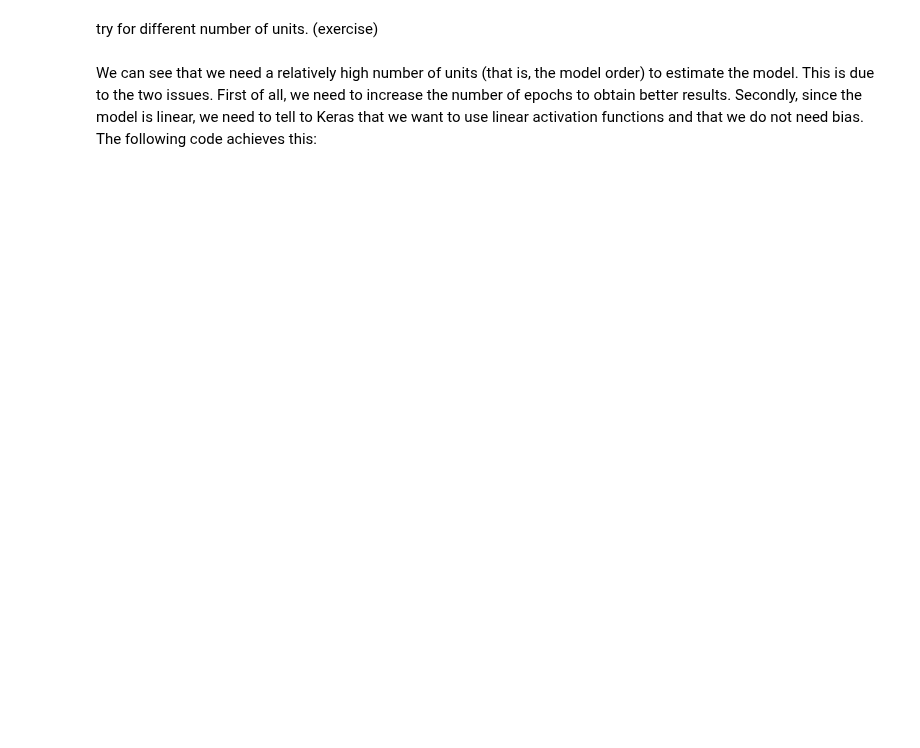
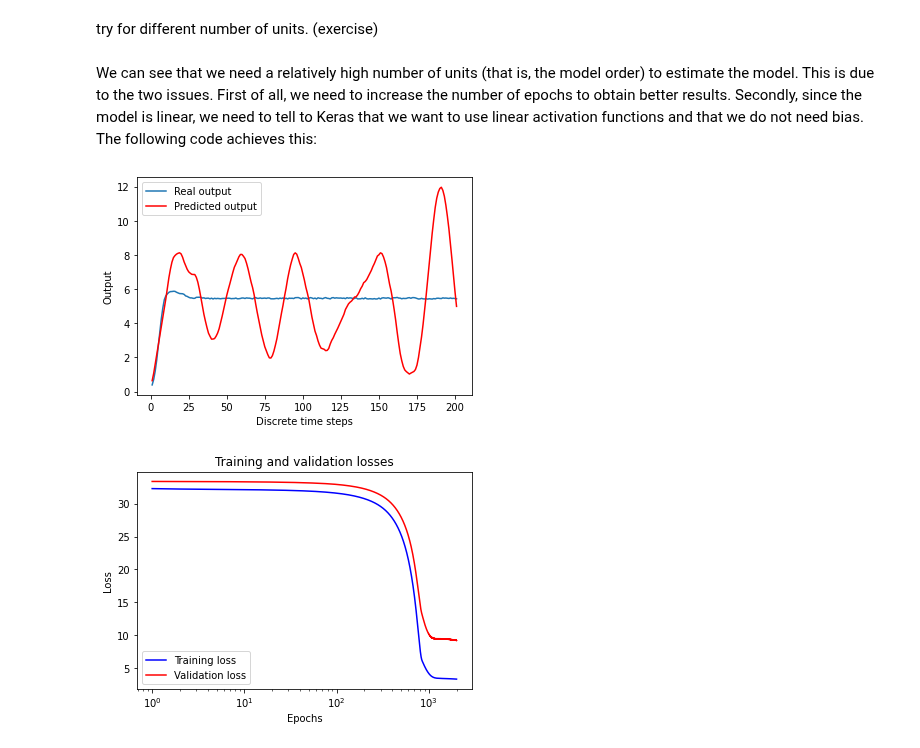
Before and after one commit to puneet-panwar/All_about_LSTMs, a Jupyter notebook: System_identification_by_Aleksandar_Haber_copy.ipynb, the cells around one changed output. Saved outputs shown, nothing was run; the diff lists cells and outputs as text; code cells hidden in the pictures; blank space fills up the shorter version.

```diff
--- a/System_identification_by_Aleksandar_Haber_copy.ipynb
+++ b/System_identification_by_Aleksandar_Haber_copy.ipynb
@@ -377,4 +344,37 @@ model.compile(optimizer=RMSprop(), loss='mean_squared_error', metrics=['mse'])
 filepath="\\python_files\\system_identification\\models\\weights-{epoch:02d}-{val_loss:.6f}.hdf5"
 checkpoint = ModelCheckpoint(filepath, monitor='val_loss', verbose=0, save_best_only=True, save_weights_only=False, mode='auto', period=1)
 callbacks_list = [checkpoint]
-history=model.fit(trainX, output_train , epochs=4000, batch_size=1, callbacks=callbacks_list, validation_data=(validateX,output_validate), verbose=2)
+history=model.fit(trainX, output_train , epochs=2000, batch_size=1, callbacks=callbacks_list, validation_data=(validateX,output_validate), verbose=2)
+# %%
+###############################################################################
+#  Plot the predicted and "true" output and plot training and validation losses
+###############################################################################
+
+# plot the predicted and the "true" (test) outputs
+time_plot=range(1,time+2)
+plt.figure()
+plt.plot(time_plot,testPredict[0,:,0], label='Real output')
+plt.plot(time_plot,output_test[0,:],'r', label='Predicted output')
+plt.xlabel('Discrete time steps')
+plt.ylabel('Output')
+plt.legend()
+plt.savefig('responseLSTM32.png')
+plt.show()
+
+loss=history.history['loss']
+val_loss=history.history['val_loss']
+epochs=range(1,len(loss)+1)
+plt.figure()
+plt.plot(epochs, loss,'b', label='Training loss')
+plt.plot(epochs, val_loss,'r', label='Validation loss')
+plt.title('Training and validation losses')
+plt.xlabel('Epochs')
+plt.ylabel('Loss')
+plt.xscale('log')
+#plt.yscale('log')
+plt.legend()
+plt.savefig('lossLSTM32.png')
+plt.show()
+# %% [output]
+[figure, added]
+[figure, added]
```
Also changed, not shown: parts of 5 cells of this notebook.
